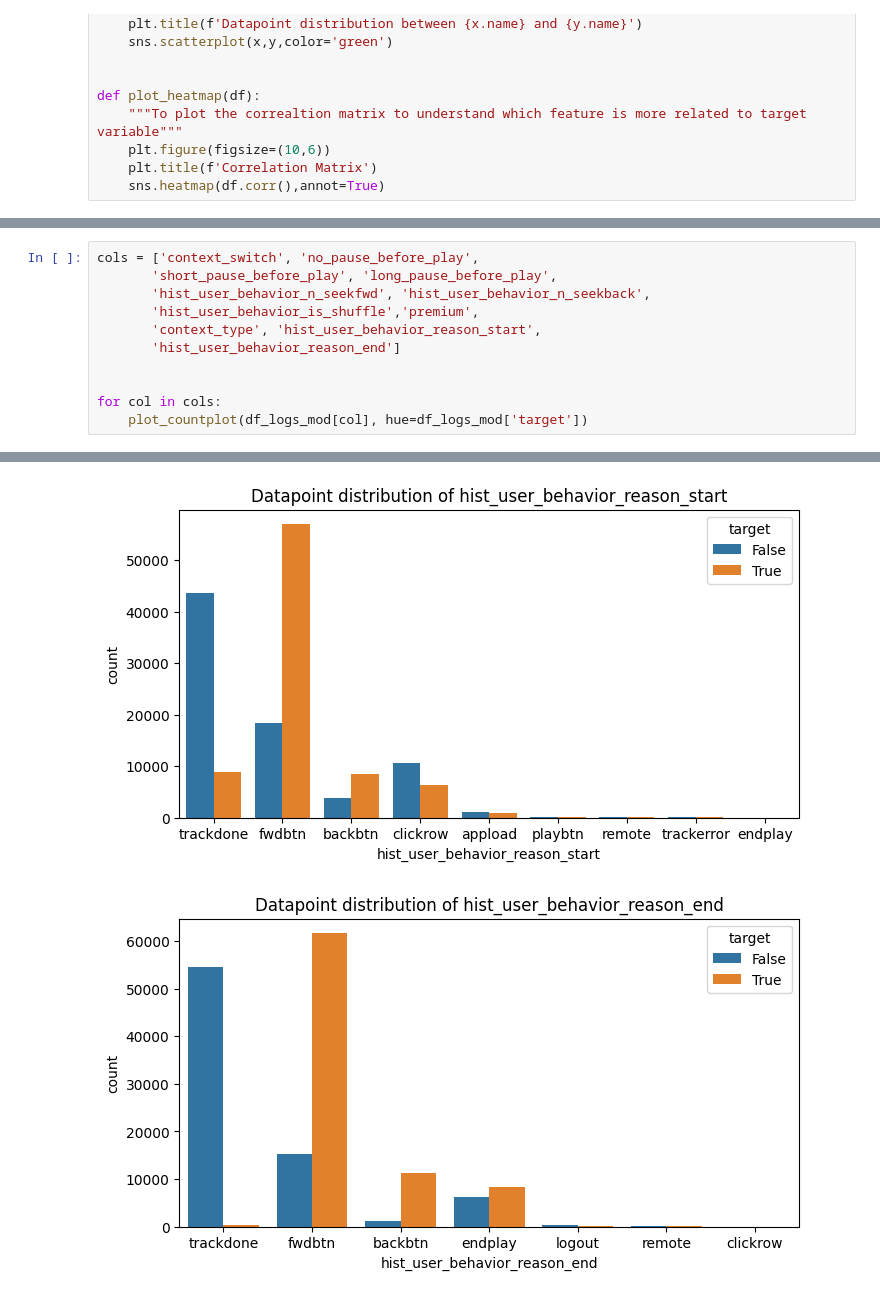
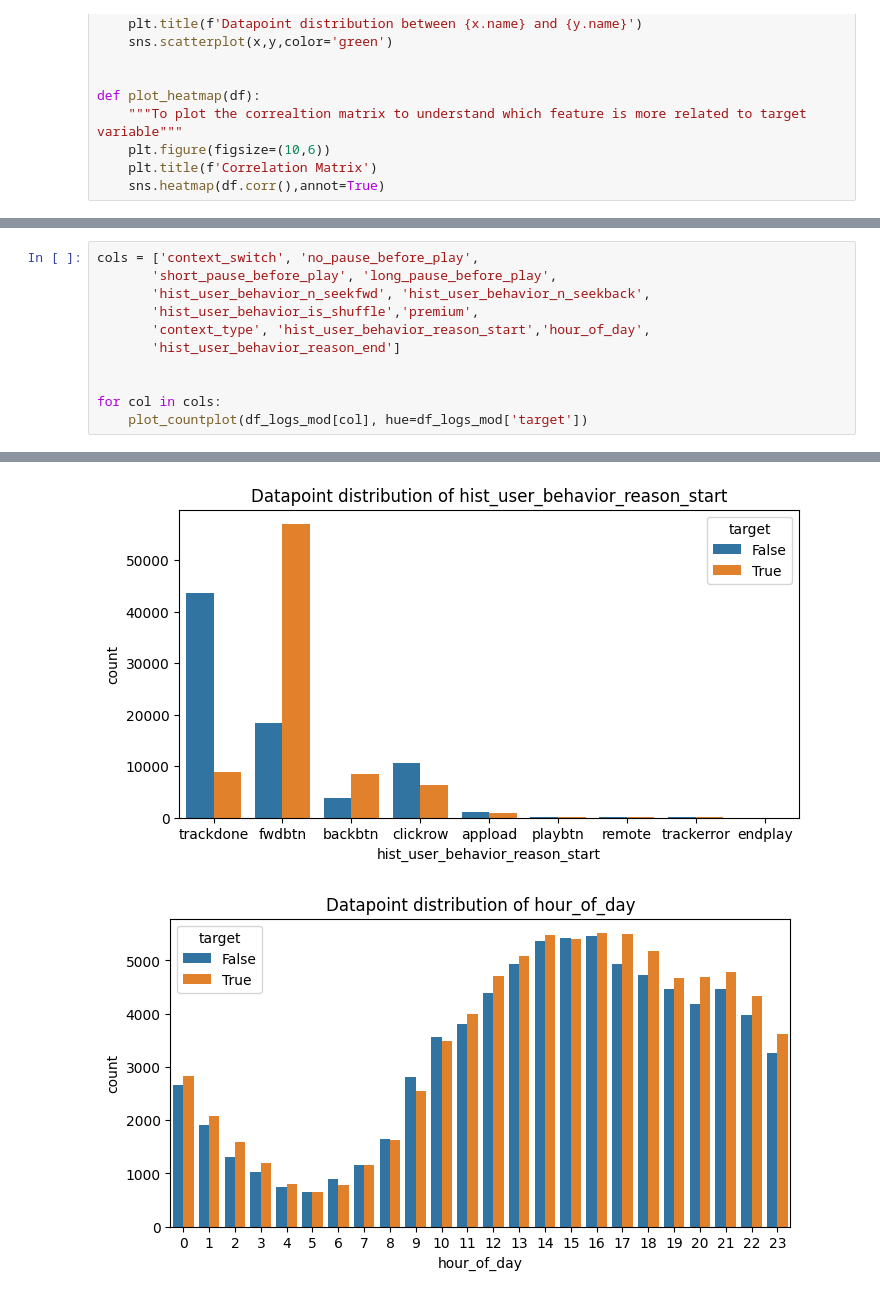
Before and after one commit to AbiirBarounii/Spotify-Skip-Prediction, a Jupyter notebook: notebook_copy.ipynb, the cells around one changed output, grey strips where cells are left out. Cells and saved outputs as stored; diff of their text form.

```diff
--- a/notebook_copy.ipynb
+++ b/notebook_copy.ipynb
@@ -457,23 +406,23 @@ Name: no_pause_before_play, dtype: float64
 # %%
 cols = ['context_switch', 'no_pause_before_play',
        'short_pause_before_play', 'long_pause_before_play',
        'hist_user_behavior_n_seekfwd', 'hist_user_behavior_n_seekback',
        'hist_user_behavior_is_shuffle','premium',
-       'context_type', 'hist_user_behavior_reason_start',
+       'context_type', 'hist_user_behavior_reason_start','hour_of_day',
        'hist_user_behavior_reason_end']
 
 
 for col in cols:
     plot_countplot(df_logs_mod[col], hue=df_logs_mod['target'])
 # %% [output]
 [figure]
 [figure]
 [figure]
 [figure]
 [figure]
 [figure]
 [figure]
 [figure]
 [figure]
 [figure]
-[figure, old version]
+[figure, new version]
```
Also changed, not shown: parts of 18 cells of this notebook.
